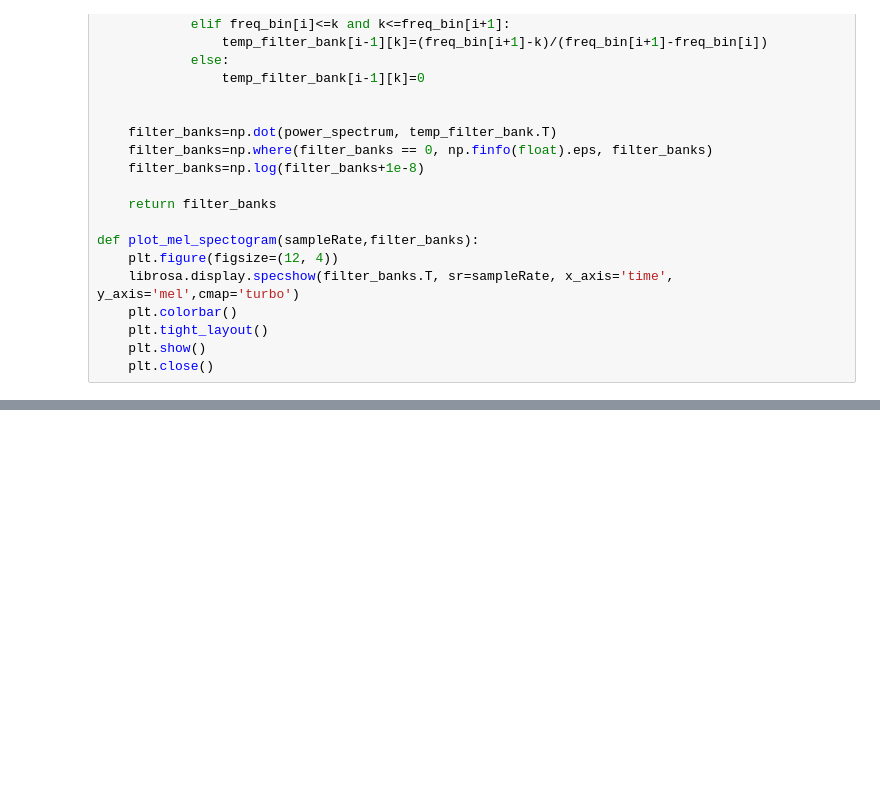
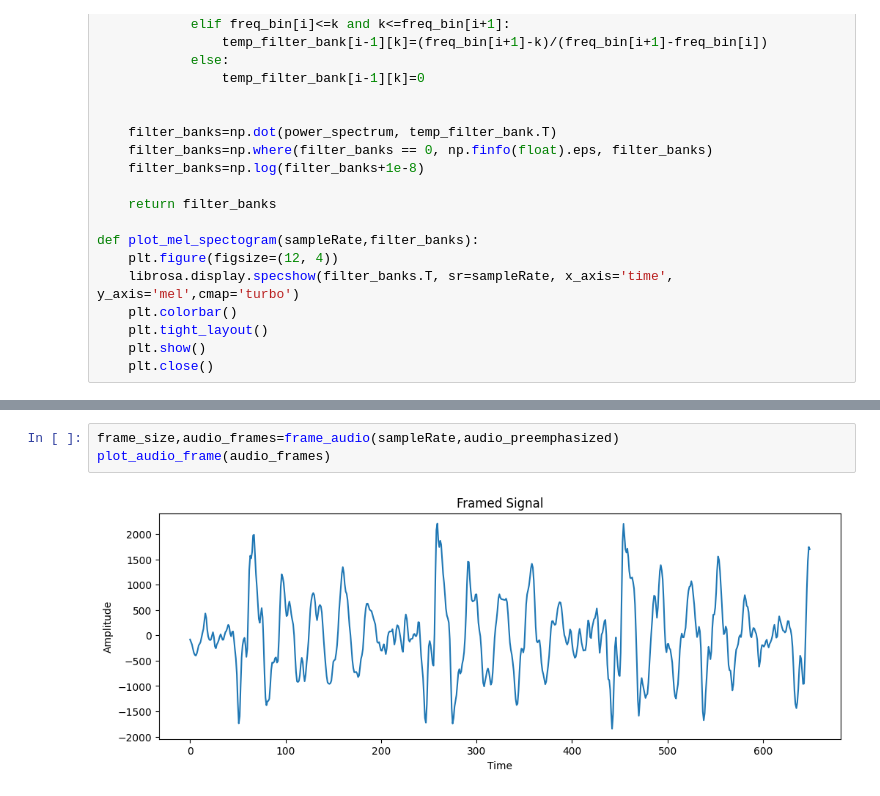
Before and after one commit to svijayvrat/Py-STT-Engine, a Jupyter notebook: stt-engine.ipynb, the cells around one changed output, grey strips where cells are left out. Cells and saved outputs as stored; diff of their text form; blank space fills up the shorter version.

```diff
--- a/stt-engine.ipynb
+++ b/stt-engine.ipynb
@@ -345,0 +280,5 @@ files_path="C:/Main/Dev/Github/Py-STT-Engine-venv/Py-STT-Engine/bird"
+# %%
+frame_size,audio_frames=frame_audio(sampleRate,audio_preemphasized)
+plot_audio_frame(audio_frames)
+# %% [output]
+[figure, added]
```
Also changed, not shown: parts of 21 cells of this notebook.
